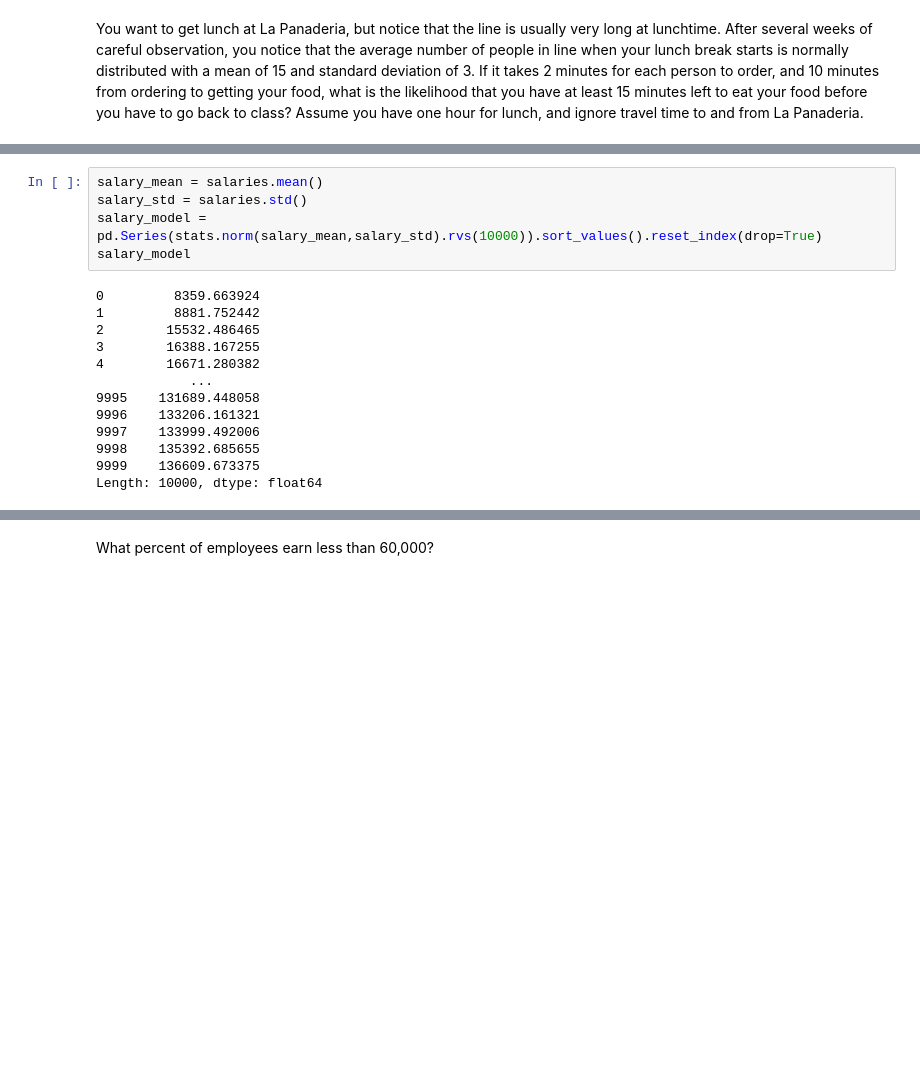
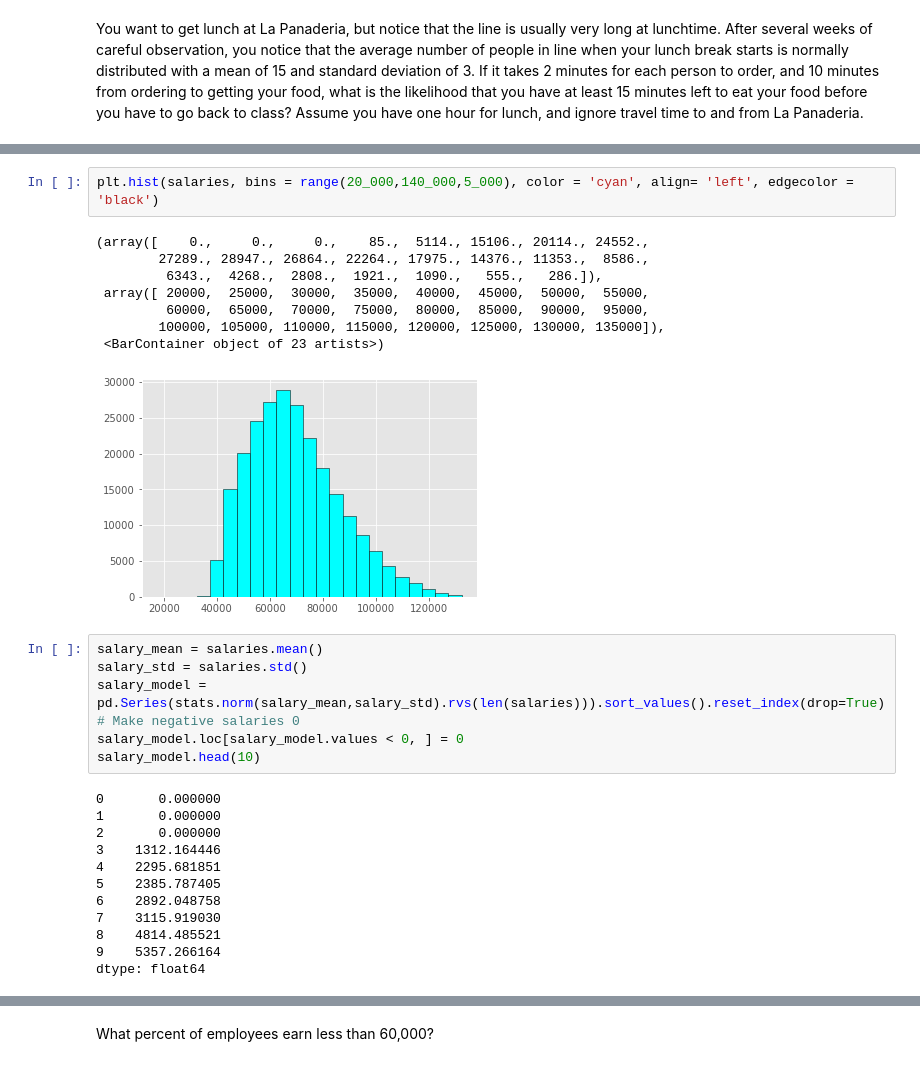
Before and after one commit to ChrisTeceno/statistics-exercises, a Jupyter notebook: probability_distributions.ipynb, the cells around one changed output, grey strips where cells are left out. Drawn from its saved outputs; the diff is of its cells as text; blank space fills up the shorter version.

```diff
--- a/probability_distributions.ipynb
+++ b/probability_distributions.ipynb
@@ -253,18 +254,30 @@ salaries.rename(columns ={'MAX(salary)':'salary'}, inplace= True)
+# %%
+plt.hist(salaries, bins = range(20_000,140_000,5_000), color = 'cyan', align= 'left', edgecolor = 'black')
+# %% [output]
+(array([    0.,     0.,     0.,    85.,  5114., 15106., 20114., 24552.,
+        27289., 28947., 26864., 22264., 17975., 14376., 11353.,  8586.,
+         6343.,  4268.,  2808.,  1921.,  1090.,   555.,   286.]),
+ array([ 20000,  25000,  30000,  35000,  40000,  45000,  50000,  55000,
+         60000,  65000,  70000,  75000,  80000,  85000,  90000,  95000,
+        100000, 105000, 110000, 115000, 120000, 125000, 130000, 135000]),
+ <BarContainer object of 23 artists>)
+[figure, added]
 # %%
 salary_mean = salaries.mean()
 salary_std = salaries.std()
-salary_model = pd.Series(stats.norm(salary_mean,salary_std).rvs(10000)).sort_values().reset_index(drop=True)
-salary_model
+salary_model = pd.Series(stats.norm(salary_mean,salary_std).rvs(len(salaries))).sort_values().reset_index(drop=True)
+# Make negative salaries 0
+salary_model.loc[salary_model.values < 0, ] = 0
+salary_model.head(10)
 # %% [output]
-0         8359.663924
-1         8881.752442
-2        15532.486465
-3        16388.167255
-4        16671.280382
-            ...
-9995    131689.448058
-9996    133206.161321
-9997    133999.492006
-9998    135392.685655
-9999    136609.673375
-Length: 10000, dtype: float64
+0       0.000000
+1       0.000000
+2       0.000000
+3    1312.164446
+4    2295.681851
+5    2385.787405
+6    2892.048758
+7    3115.919030
+8    4814.485521
+9    5357.266164
+dtype: float64
```
Also changed, not shown: parts of 16 cells of this notebook.
